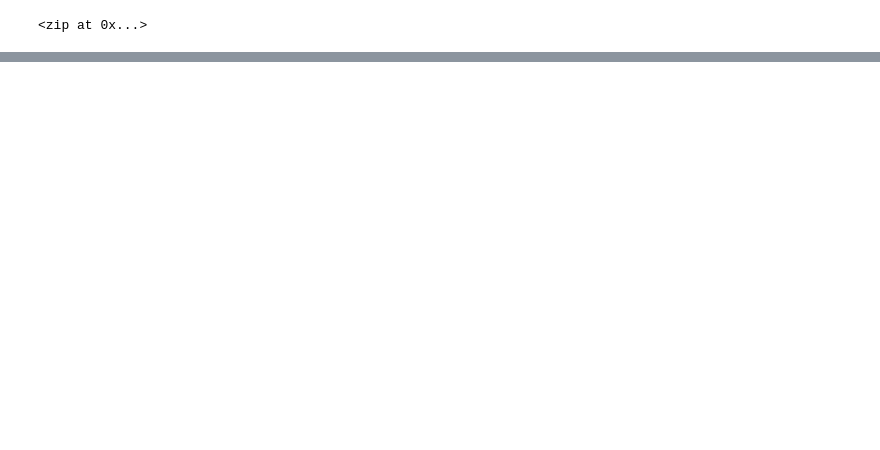
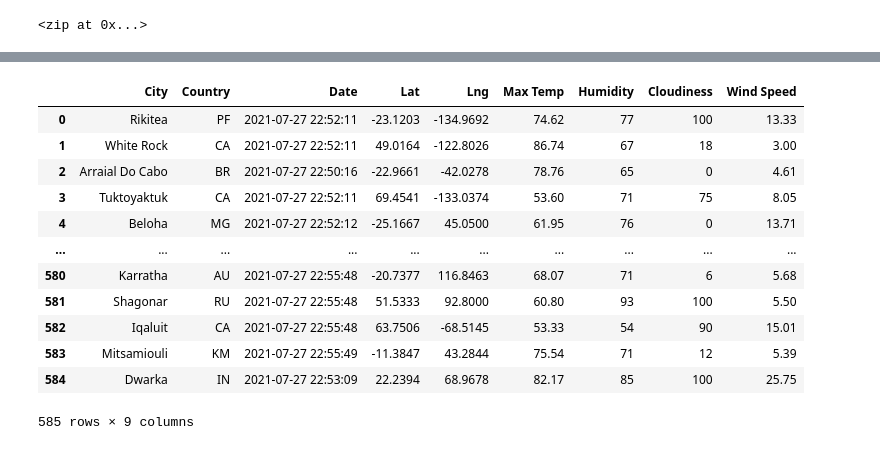
Before and after one commit to pmoores/World_Weather_Analysis, a Jupyter notebook: Weatherpy.ipynb, the cells around one changed output, grey strips where cells are left out. Drawn from its saved outputs; the diff is of its cells as text; code cells hidden in the pictures; blank space fills up the shorter version.

```diff
--- a/Weatherpy.ipynb
+++ b/Weatherpy.ipynb
@@ -35,0 +42,4 @@ len(cities)
+# %%
+# Starting URL for Weather Map API Call.
+url = "http://api.openweathermap.org/data/2.5/weather?units=Imperial&APPID=" + weather_api_key
+print(url)
@@ -35,0 +136,4 @@ len(cities)
+# %%
+# Convert the array of dictionaries to a Pandas DataFrame.
+city_data_df = pd.DataFrame(city_data)
+city_data_df.head(10)
@@ -35,0 +152,21 @@ len(cities)
+# %%
+# Reorder the columns
+new_column_order = ["City", "Country", "Date", "Lat", "Lng", "Max Temp", "Humidity", "Cloudiness", "Wind Speed"]
+
+# Display the new columns order
+city_data_df = city_data_df[new_column_order]
+city_data_df
+# %% [output]
+|  | City | Country | Date | Lat | Lng | Max Temp | Humidity | Cloudiness | Wind Speed |
+| 0 | Rikitea | PF | 2021-07-27 22:52:11 | -23.1203 | -134.9692 | 74.62 | 77 | 100 | 13.33 |
+| 1 | White Rock | CA | 2021-07-27 22:52:11 | 49.0164 | -122.8026 | 86.74 | 67 | 18 | 3.00 |
+| 2 | Arraial Do Cabo | BR | 2021-07-27 22:50:16 | -22.9661 | -42.0278 | 78.76 | 65 | 0 | 4.61 |
+| 3 | Tuktoyaktuk | CA | 2021-07-27 22:52:11 | 69.4541 | -133.0374 | 53.60 | 71 | 75 | 8.05 |
+| 4 | Beloha | MG | 2021-07-27 22:52:12 | -25.1667 | 45.0500 | 61.95 | 76 | 0 | 13.71 |
+| ... | ... | ... | ... | ... | ... | ... | ... | ... | ... |
+| 580 | Karratha | AU | 2021-07-27 22:55:48 | -20.7377 | 116.8463 | 68.07 | 71 | 6 | 5.68 |
+| 581 | Shagonar | RU | 2021-07-27 22:55:48 | 51.5333 | 92.8000 | 60.80 | 93 | 100 | 5.50 |
+| 582 | Iqaluit | CA | 2021-07-27 22:55:48 | 63.7506 | -68.5145 | 53.33 | 54 | 90 | 15.01 |
+| 583 | Mitsamiouli | KM | 2021-07-27 22:55:49 | -11.3847 | 43.2844 | 75.54 | 71 | 12 | 5.39 |
+| 584 | Dwarka | IN | 2021-07-27 22:53:09 | 22.2394 | 68.9678 | 82.17 | 85 | 100 | 25.75 |
+585 rows × 9 columns
```
Also changed, not shown: parts of 7 cells of this notebook, 4 other files.
